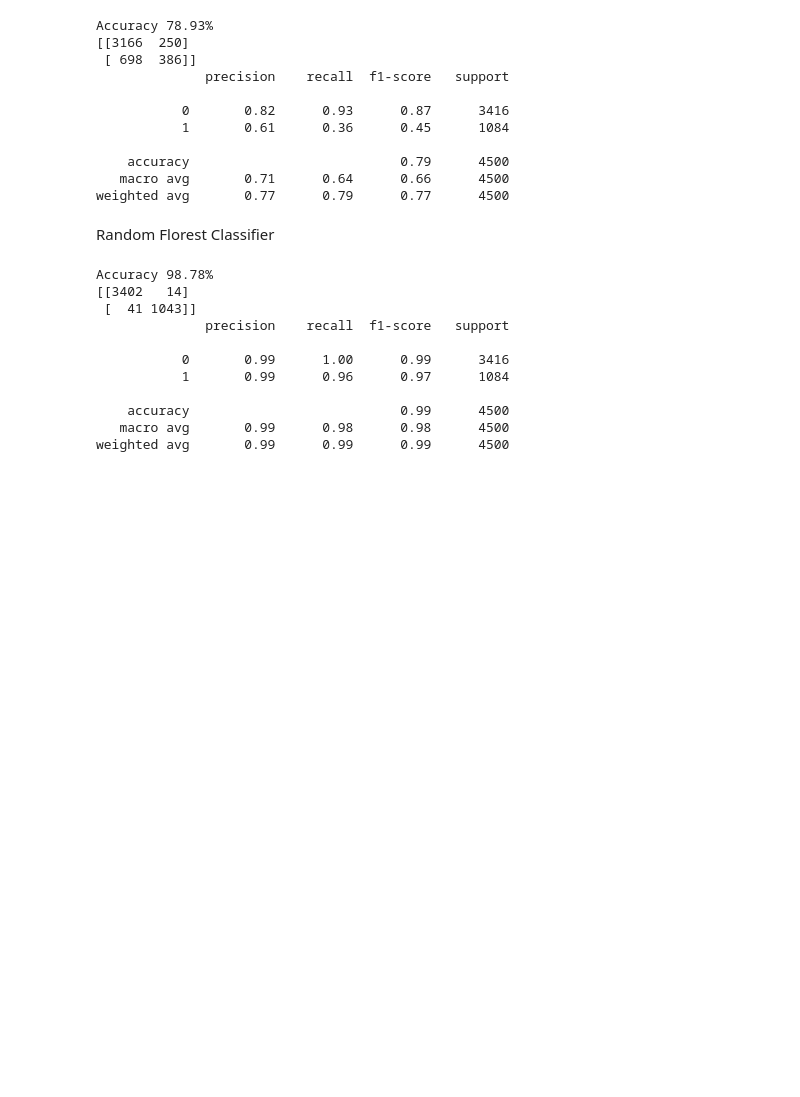
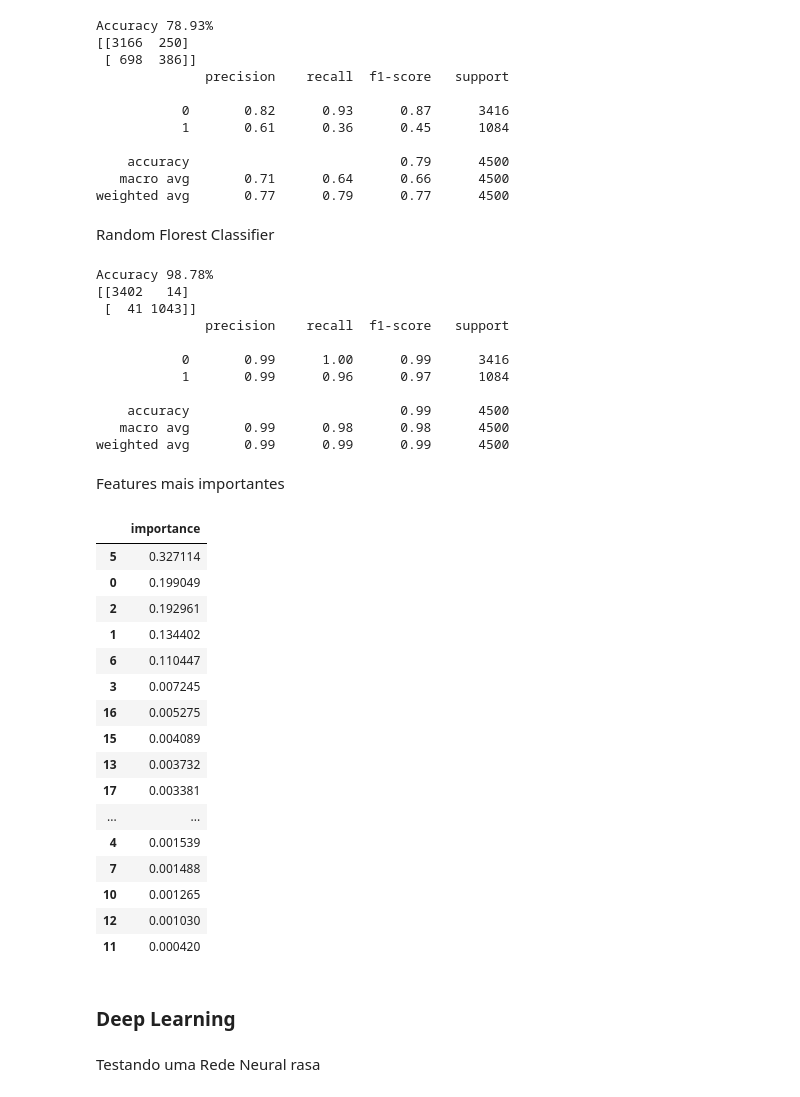
Before and after one commit to maods2/DataScience-Projects, a Jupyter notebook: 1 - Retenção de Recursos Humanos.ipynb, the cells around one changed output. Drawn from its saved outputs; the diff is of its cells as text; code cells hidden in the pictures; blank space fills up the shorter version.

```diff
--- a/1 - Retenção de Recursos Humanos.ipynb
+++ b/1 - Retenção de Recursos Humanos.ipynb
@@ -284,3 +283,31 @@ Accuracy 98.78%
     accuracy                           0.99      4500
    macro avg       0.99      0.98      0.98      4500
 weighted avg       0.99      0.99      0.99      4500
+# %% [markdown]
+Features mais importantes
+# %%
+feature_importances = pd.DataFrame(model.feature_importances_,
+                                   index = pd.DataFrame(X_train).columns,
+                                    columns=['importance']).sort_values('importance',ascending=False)
+
+feature_importances
+# %% [output]
+|  | importance |
+| 5 | 0.327114 |
+| 0 | 0.199049 |
+| 2 | 0.192961 |
+| 1 | 0.134402 |
+| 6 | 0.110447 |
+| 3 | 0.007245 |
+| 16 | 0.005275 |
+| 15 | 0.004089 |
+| 13 | 0.003732 |
+| 17 | 0.003381 |
+| ... | ... |
+| 4 | 0.001539 |
+| 7 | 0.001488 |
+| 10 | 0.001265 |
+| 12 | 0.001030 |
+| 11 | 0.000420 |
+# %% [markdown]
+### Deep Learning
@@ -286,0 +319,2 @@ weighted avg       0.99      0.99      0.99      4500
+# %% [markdown]
+Testando uma Rede Neural rasa
```
Also changed, not shown: parts of 18 cells of this notebook.
